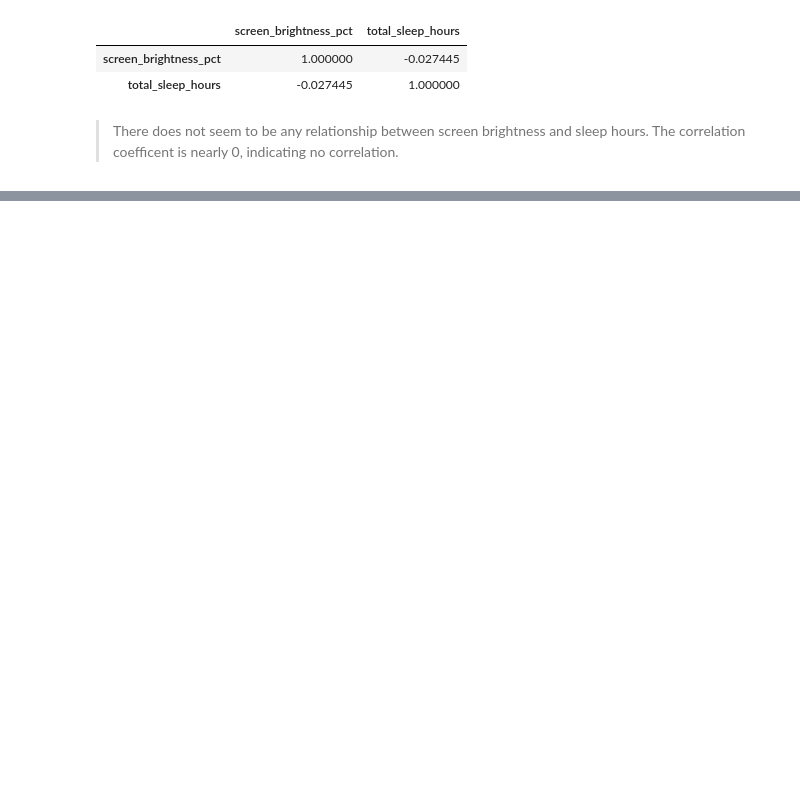
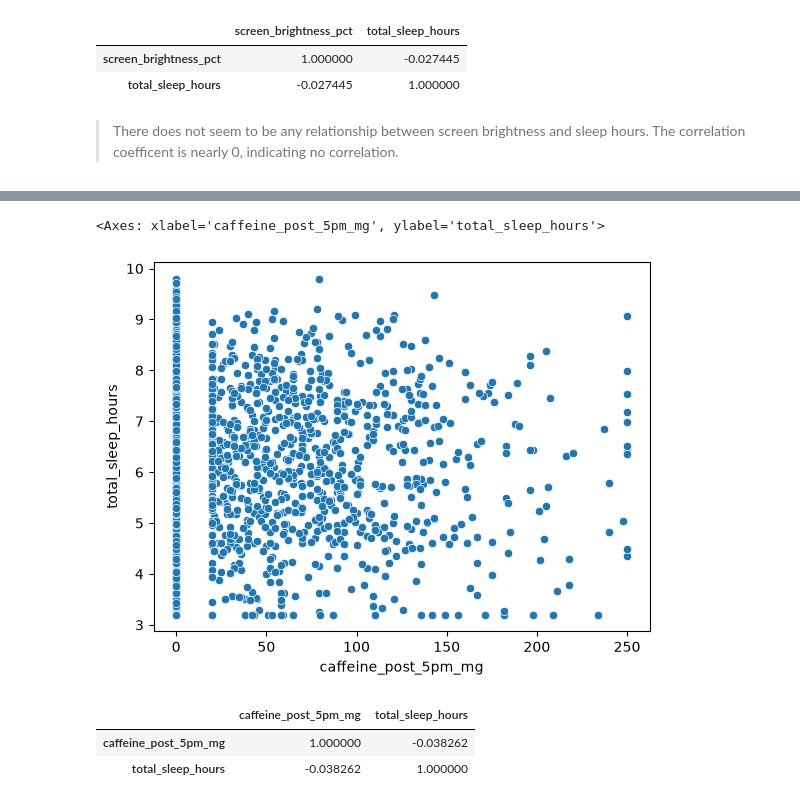
Before and after one commit to danielphilip12/Sleep-Debt, a Jupyter notebook: notebooks/01_eda.ipynb, the cells around one changed output, grey strips where cells are left out. Saved outputs shown, nothing was run; the diff lists cells and outputs as text; code cells hidden in the pictures; blank space fills up the shorter version.

```diff
--- a/notebooks/01_eda.ipynb
+++ b/notebooks/01_eda.ipynb
@@ -301,0 +330,11 @@ df[['screen_brightness_pct', 'total_sleep_hours']].corr()
+# %%
+sns.scatterplot(data=df.sample(frac=0.25), x='caffeine_post_5pm_mg', y=target)
+# %% [output]
+<Axes: xlabel='caffeine_post_5pm_mg', ylabel='total_sleep_hours'>
+[figure, added]
+# %%
+df[['caffeine_post_5pm_mg', target]].corr()
+# %% [output]
+|  | caffeine_post_5pm_mg | total_sleep_hours |
+| caffeine_post_5pm_mg | 1.000000 | -0.038262 |
+| total_sleep_hours | -0.038262 | 1.000000 |
```
Also changed, not shown: parts of 11 cells of this notebook.
